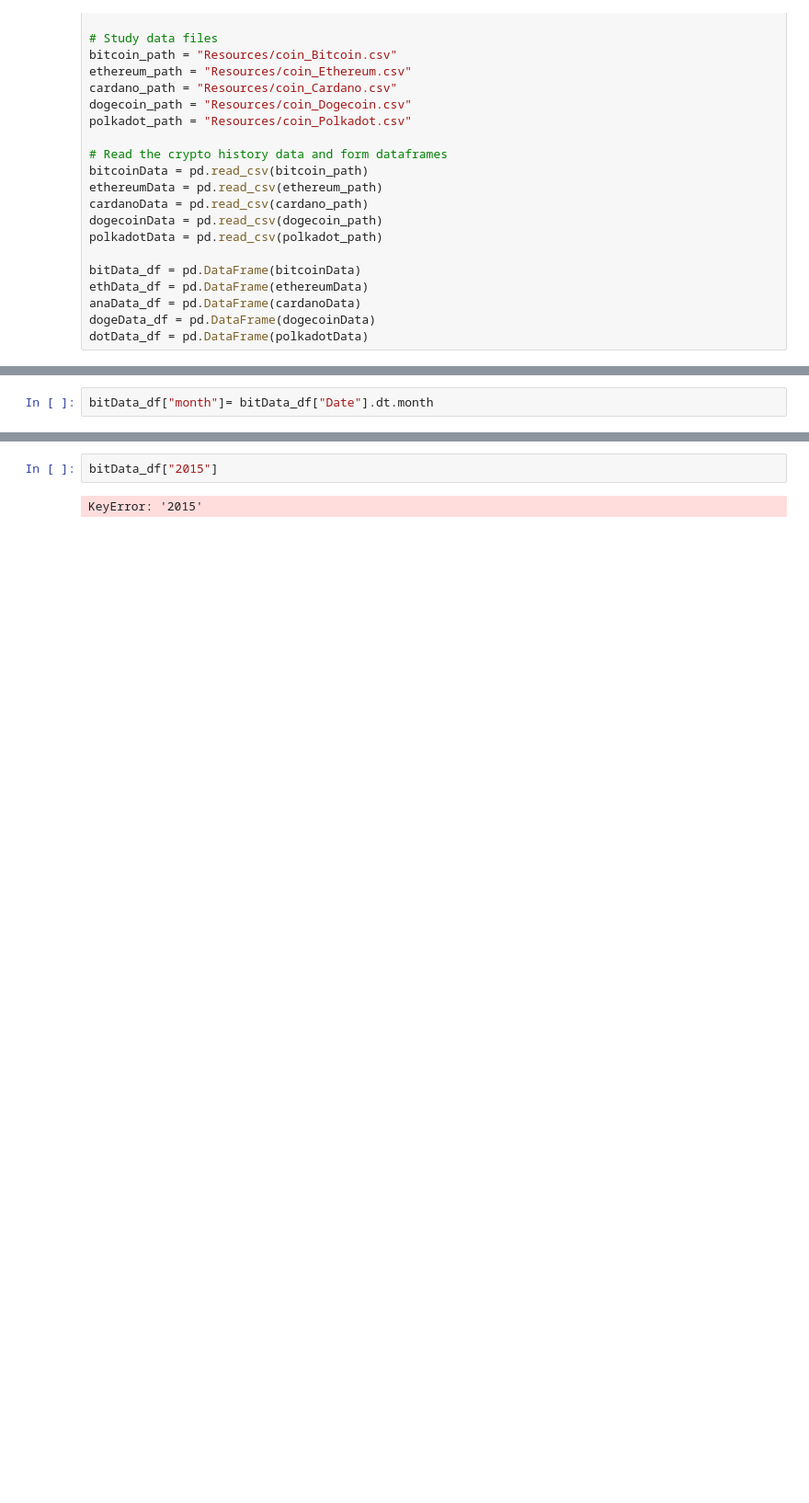
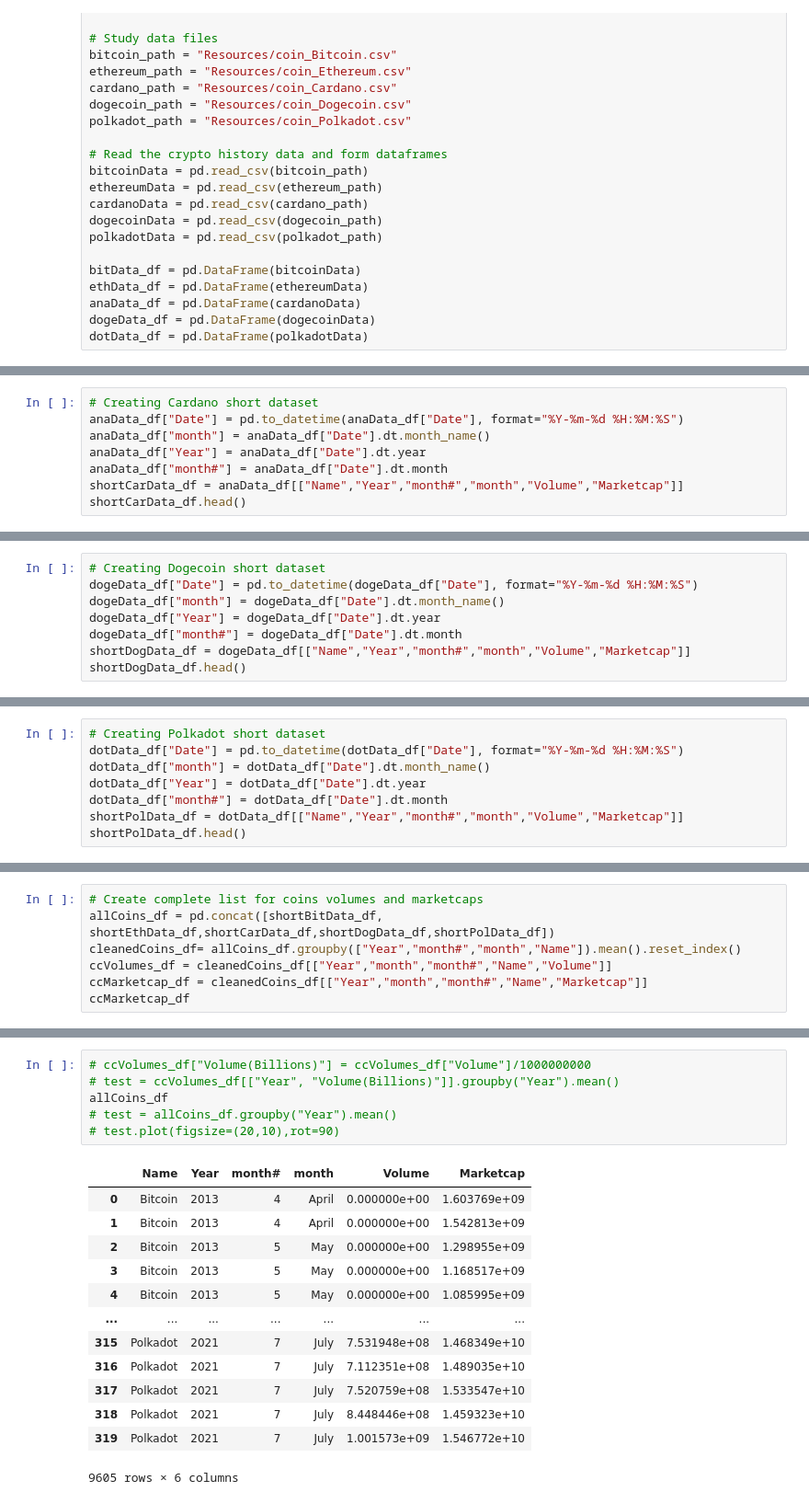
Before and after one commit to WayneJ2/CryptoFutures--Project-1, a Jupyter notebook: CryptoPy_Wayne.ipynb, the cells around one changed output, grey strips where cells are left out. Shown: that part at 92% size. Drawn from its saved outputs; the diff is of its cells as text; blank space fills up the shorter version.

```diff
--- a/CryptoPy_Wayne.ipynb
+++ b/CryptoPy_Wayne.ipynb
@@ -34,2 +63,8 @@ Timestamp('2013-04-29 23:59:59')
 # %%
-bitData_df["month"]= bitData_df["Date"].dt.month
+# Creating Cardano short dataset
+anaData_df["Date"] = pd.to_datetime(anaData_df["Date"], format="%Y-%m-%d %H:%M:%S")
+anaData_df["month"] = anaData_df["Date"].dt.month_name()
+anaData_df["Year"] = anaData_df["Date"].dt.year
+anaData_df["month#"] = anaData_df["Date"].dt.month
+shortCarData_df = anaData_df[["Name","Year","month#","month","Volume","Marketcap"]]
+shortCarData_df.head()
@@ -77,0 +78,8 @@ bitData_df.loc["2015":"2019"]
+# %%
+# Creating Dogecoin short dataset
+dogeData_df["Date"] = pd.to_datetime(dogeData_df["Date"], format="%Y-%m-%d %H:%M:%S")
+dogeData_df["month"] = dogeData_df["Date"].dt.month_name()
+dogeData_df["Year"] = dogeData_df["Date"].dt.year
+dogeData_df["month#"] = dogeData_df["Date"].dt.month
+shortDogData_df = dogeData_df[["Name","Year","month#","month","Volume","Marketcap"]]
+shortDogData_df.head()
@@ -77,0 +93,8 @@ bitData_df.loc["2015":"2019"]
+# %%
+# Creating Polkadot short dataset
+dotData_df["Date"] = pd.to_datetime(dotData_df["Date"], format="%Y-%m-%d %H:%M:%S")
+dotData_df["month"] = dotData_df["Date"].dt.month_name()
+dotData_df["Year"] = dotData_df["Date"].dt.year
+dotData_df["month#"] = dotData_df["Date"].dt.month
+shortPolData_df = dotData_df[["Name","Year","month#","month","Volume","Marketcap"]]
+shortPolData_df.head()
@@ -77,0 +108,7 @@ bitData_df.loc["2015":"2019"]
+# %%
+# Create complete list for coins volumes and marketcaps
+allCoins_df = pd.concat([shortBitData_df, shortEthData_df,shortCarData_df,shortDogData_df,shortPolData_df])
+cleanedCoins_df= allCoins_df.groupby(["Year","month#","month","Name"]).mean().reset_index()
+ccVolumes_df = cleanedCoins_df[["Year","month","month#","Name","Volume"]]
+ccMarketcap_df = cleanedCoins_df[["Year","month","month#","Name","Marketcap"]]
+ccMarketcap_df
@@ -78,4 +129,20 @@ bitData_df.loc["2015":"2019"]
 # %%
-bitData_df["2015"]
+# ccVolumes_df["Volume(Billions)"] = ccVolumes_df["Volume"]/1000000000
+# test = ccVolumes_df[["Year", "Volume(Billions)"]].groupby("Year").mean()
+allCoins_df
+# test = allCoins_df.groupby("Year").mean()
+# test.plot(figsize=(20,10),rot=90)
 # %% [output]
+|  | Name | Year | month# | month | Volume | Marketcap |
+| 0 | Bitcoin | 2013 | 4 | April | 0.000000e+00 | 1.603769e+09 |
+| 1 | Bitcoin | 2013 | 4 | April | 0.000000e+00 | 1.542813e+09 |
+| 2 | Bitcoin | 2013 | 5 | May | 0.000000e+00 | 1.298955e+09 |
+| 3 | Bitcoin | 2013 | 5 | May | 0.000000e+00 | 1.168517e+09 |
+| 4 | Bitcoin | 2013 | 5 | May | 0.000000e+00 | 1.085995e+09 |
+| ... | ... | ... | ... | ... | ... | ... |
+| 315 | Polkadot | 2021 | 7 | July | 7.531948e+08 | 1.468349e+10 |
+| 316 | Polkadot | 2021 | 7 | July | 7.112351e+08 | 1.489035e+10 |
+| 317 | Polkadot | 2021 | 7 | July | 7.520759e+08 | 1.533547e+10 |
+| 318 | Polkadot | 2021 | 7 | July | 8.448446e+08 | 1.459323e+10 |
+| 319 | Polkadot | 2021 | 7 | July | 1.001573e+09 | 1.546772e+10 |
-KeyError: '2015'
+9605 rows × 6 columns
```
Also changed, not shown: parts of 10 cells of this notebook.
